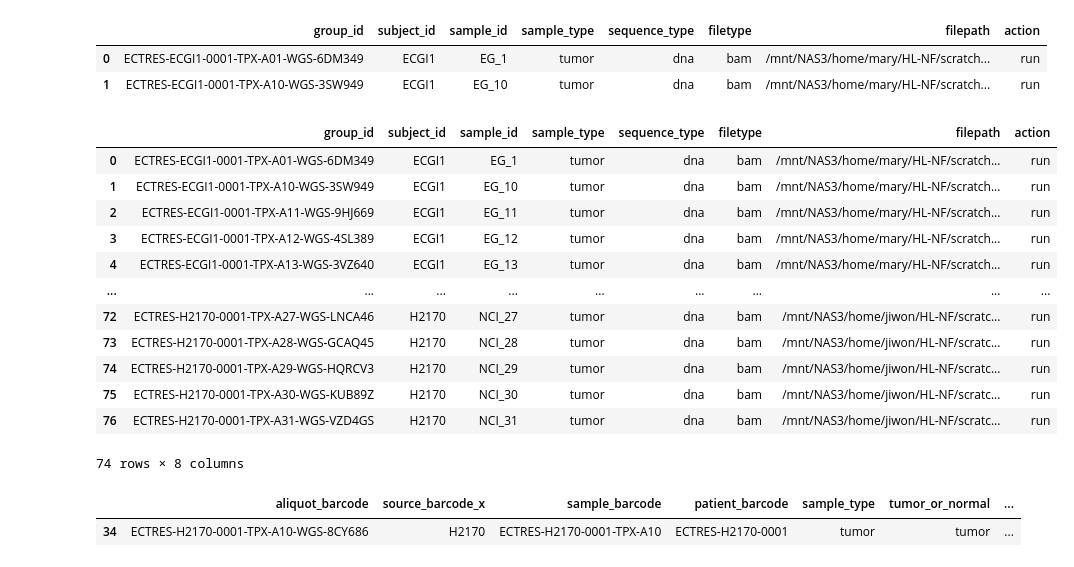
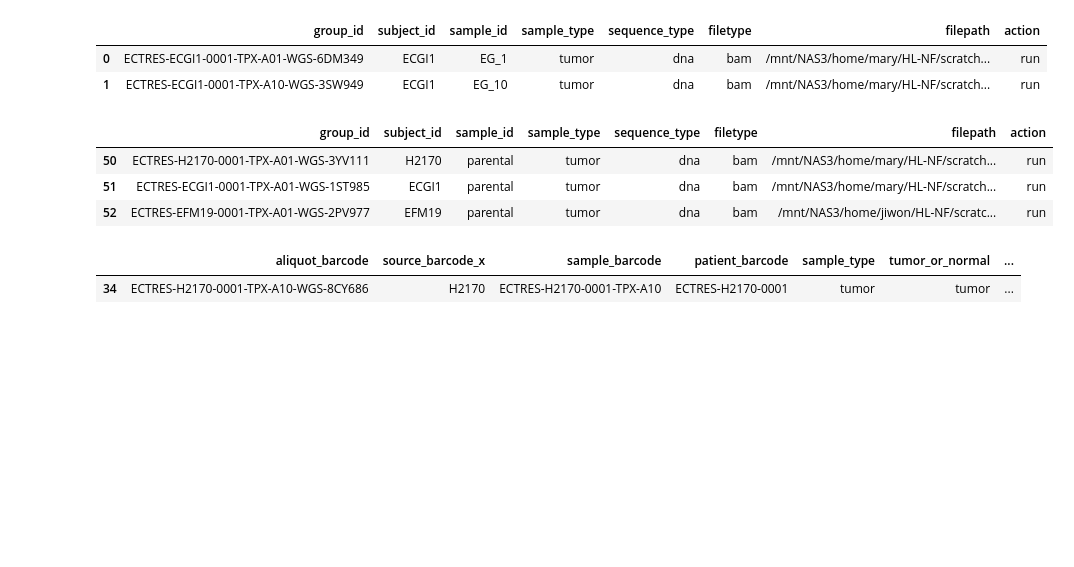
Before and after one commit to JiwonShon/ECTRES, a Jupyter notebook: sample_matched_script.ipynb, the cells around one changed output. Cells and saved outputs as stored; diff of their text form; code cells hidden in the pictures; blank space fills up the shorter version.

Commit message:
update oncoanalyser and gene browsing

```diff
--- a/sample_matched_script.ipynb
+++ b/sample_matched_script.ipynb
@@ -150,22 +150,13 @@ df[['group_id', 'subject_id', 'sample_id', 'sample_type', 'sequence_type','filet
 | 0 | ECTRES-ECGI1-0001-TPX-A01-WGS-6DM349 | ECGI1 | EG_1 | tumor | dna | bam | /mnt/NAS3/home/mary/HL-NF/scratch... | run |
 | 1 | ECTRES-ECGI1-0001-TPX-A10-WGS-3SW949 | ECGI1 | EG_10 | tumor | dna | bam | /mnt/NAS3/home/mary/HL-NF/scratch... | run |
 # %%
-df[df['sample_id']!='parental'][['group_id', 'subject_id', 'sample_id', 'sample_type', 'sequence_type','filetype', 'filepath', 'action']].to_csv('../manifest/ECTRES_clones_nf_dna_bam_oncoanalyser.csv',index=False)
-df[df['sample_id']!='parental'][['group_id', 'subject_id', 'sample_id', 'sample_type', 'sequence_type','filetype', 'filepath', 'action']]
+df[df['sample_id']=='parental'][['group_id', 'subject_id', 'sample_id', 'sample_type', 'sequence_type','filetype', 'filepath', 'action']].to_csv('../manifest/ECTRES_clones_nf_dna_bam_oncoanalyser.csv',index=False)
+df[df['sample_id']=='parental'][['group_id', 'subject_id', 'sample_id', 'sample_type', 'sequence_type','filetype', 'filepath', 'action']]
 # %% [output]
 |  | group_id | subject_id | sample_id | sample_type | sequence_type | filetype | filepath | action |
-| 0 | ECTRES-ECGI1-0001-TPX-A01-WGS-6DM349 | ECGI1 | EG_1 | tumor | dna | bam | /mnt/NAS3/home/mary/HL-NF/scratch... | run |
-| 1 | ECTRES-ECGI1-0001-TPX-A10-WGS-3SW949 | ECGI1 | EG_10 | tumor | dna | bam | /mnt/NAS3/home/mary/HL-NF/scratch... | run |
-| 2 | ECTRES-ECGI1-0001-TPX-A11-WGS-9HJ669 | ECGI1 | EG_11 | tumor | dna | bam | /mnt/NAS3/home/mary/HL-NF/scratch... | run |
-| 3 | ECTRES-ECGI1-0001-TPX-A12-WGS-4SL389 | ECGI1 | EG_12 | tumor | dna | bam | /mnt/NAS3/home/mary/HL-NF/scratch... | run |
-| 4 | ECTRES-ECGI1-0001-TPX-A13-WGS-3VZ640 | ECGI1 | EG_13 | tumor | dna | bam | /mnt/NAS3/home/mary/HL-NF/scratch... | run |
-| ... | ... | ... | ... | ... | ... | ... | ... | ... |
-| 72 | ECTRES-H2170-0001-TPX-A27-WGS-LNCA46 | H2170 | NCI_27 | tumor | dna | bam | /mnt/NAS3/home/jiwon/HL-NF/scratc... | run |
-| 73 | ECTRES-H2170-0001-TPX-A28-WGS-GCAQ45 | H2170 | NCI_28 | tumor | dna | bam | /mnt/NAS3/home/jiwon/HL-NF/scratc... | run |
-| 74 | ECTRES-H2170-0001-TPX-A29-WGS-HQRCV3 | H2170 | NCI_29 | tumor | dna | bam | /mnt/NAS3/home/jiwon/HL-NF/scratc... | run |
-| 75 | ECTRES-H2170-0001-TPX-A30-WGS-KUB89Z | H2170 | NCI_30 | tumor | dna | bam | /mnt/NAS3/home/jiwon/HL-NF/scratc... | run |
-| 76 | ECTRES-H2170-0001-TPX-A31-WGS-VZD4GS | H2170 | NCI_31 | tumor | dna | bam | /mnt/NAS3/home/jiwon/HL-NF/scratc... | run |
+| 50 | ECTRES-H2170-0001-TPX-A01-WGS-3YV111 | H2170 | parental | tumor | dna | bam | /mnt/NAS3/home/mary/HL-NF/scratch... | run |
+| 51 | ECTRES-ECGI1-0001-TPX-A01-WGS-1ST985 | ECGI1 | parental | tumor | dna | bam | /mnt/NAS3/home/mary/HL-NF/scratch... | run |
+| 52 | ECTRES-EFM19-0001-TPX-A01-WGS-2PV977 | EFM19 | parental | tumor | dna | bam | /mnt/NAS3/home/jiwon/HL-NF/scratc... | run |
-74 rows × 8 columns
 # %%
 df[df['group_id']=='ECTRES-H2170-0001-TPX-A01-WGS-3YV111']
 df[df['sample_id']=='EG_X01']
```
Also changed, not shown: parts of 1 cell of this notebook, 4 other files.
